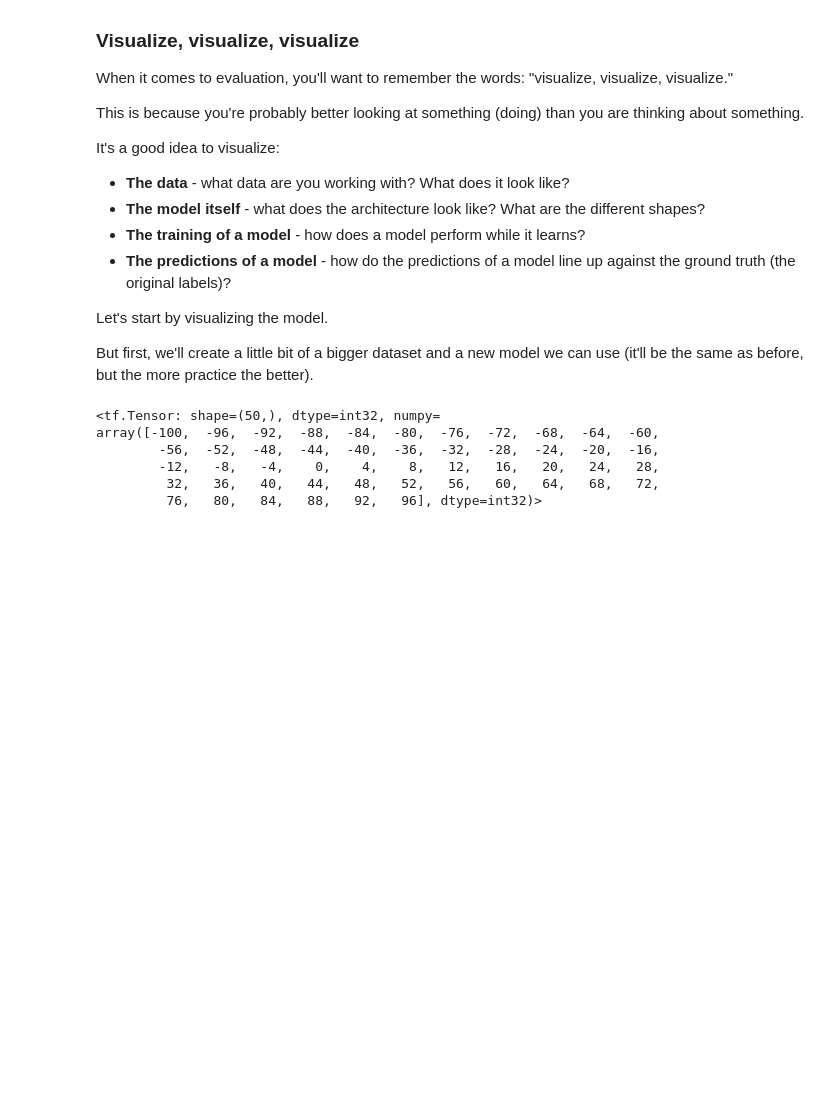
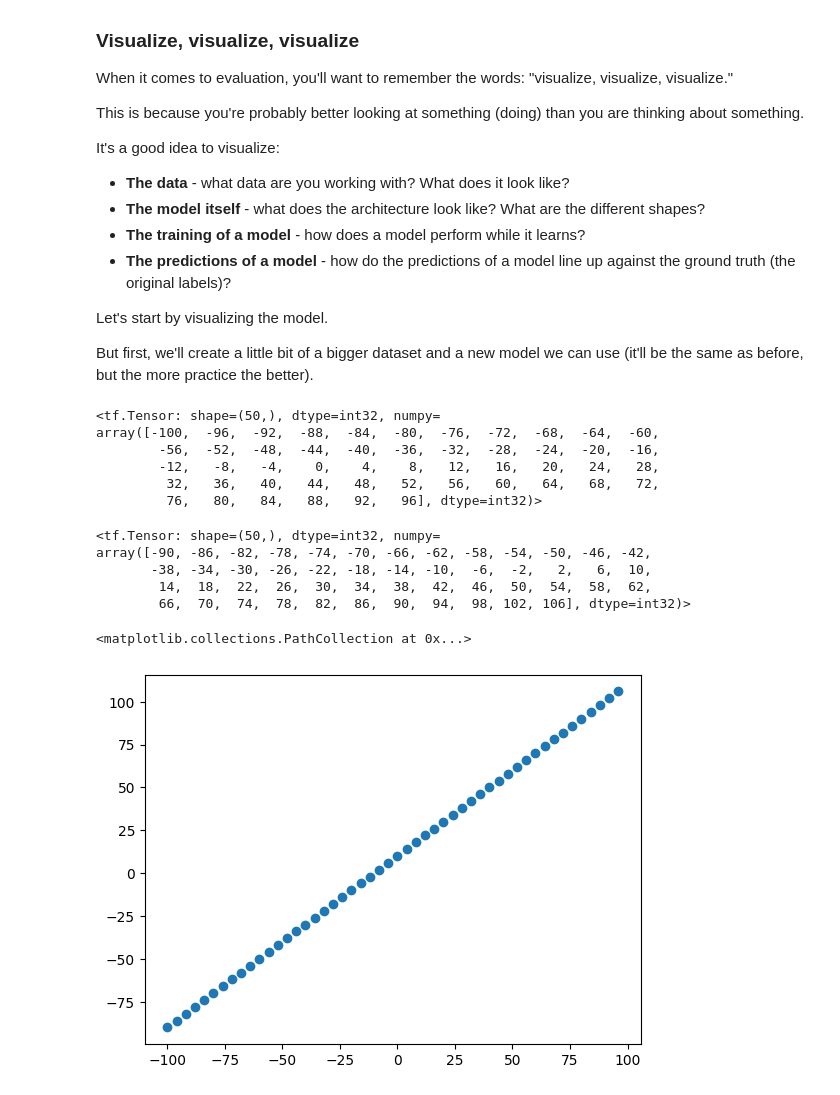
Before and after one commit to simongiando/deep-learning, a Jupyter notebook: Fundamentals/01_neural_network_regression_in_tensorflow.ipynb, the cells around one changed output. Cells and saved outputs as stored; diff of their text form; code cells hidden in the pictures; blank space fills up the shorter version.

```diff
--- a/Fundamentals/01_neural_network_regression_in_tensorflow.ipynb
+++ b/Fundamentals/01_neural_network_regression_in_tensorflow.ipynb
@@ -469,3 +469,21 @@ array([-100,  -96,  -92,  -88,  -84,  -80,  -76,  -72,  -68,  -64,  -60,
         -12,   -8,   -4,    0,    4,    8,   12,   16,   20,   24,   28,
          32,   36,   40,   44,   48,   52,   56,   60,   64,   68,   72,
          76,   80,   84,   88,   92,   96], dtype=int32)>
+# %%
+# Make labels for the dataset
+y = X + 10
+y
+# %% [output]
+<tf.Tensor: shape=(50,), dtype=int32, numpy=
+array([-90, -86, -82, -78, -74, -70, -66, -62, -58, -54, -50, -46, -42,
+       -38, -34, -30, -26, -22, -18, -14, -10,  -6,  -2,   2,   6,  10,
+        14,  18,  22,  26,  30,  34,  38,  42,  46,  50,  54,  58,  62,
+        66,  70,  74,  78,  82,  86,  90,  94,  98, 102, 106], dtype=int32)>
+# %%
+# Visualize the data
+import matplotlib.pyplot as plt
+
+plt.scatter(X,y)
+# %% [output]
+<matplotlib.collections.PathCollection at 0x...>
+[figure, added]
```
Also changed, not shown: parts of 5 cells of this notebook.
